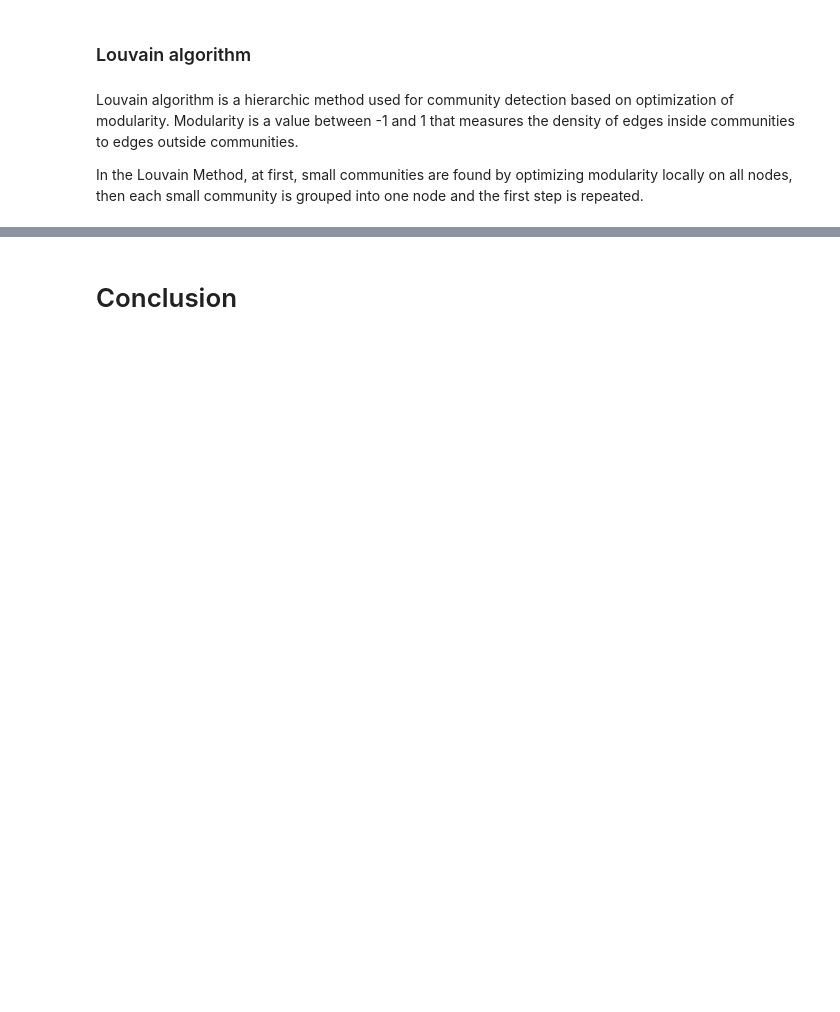
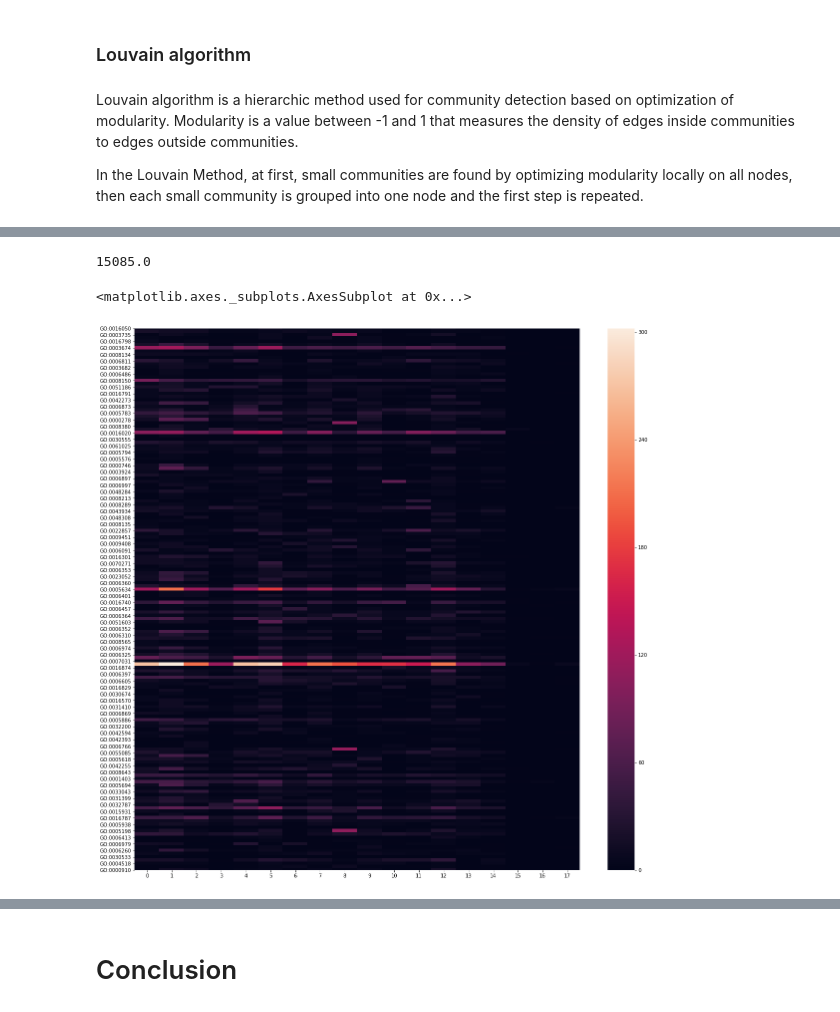
Before and after one commit to RuzickaJiri/Computer_Sciences, a Jupyter notebook: Graph_Theory.ipynb, the cells around one changed output, grey strips where cells are left out. Drawn from its saved outputs; the diff is of its cells as text; code cells hidden in the pictures; blank space fills up the shorter version.

```diff
--- a/Graph_Theory.ipynb
+++ b/Graph_Theory.ipynb
@@ -269 +329,6 @@ In the Louvain Method, at first, small communities are found by optimizing modul
+# %%
+import community
+undi_G = G.to_undirected()
+partition = community.best_partition(undi_G)
+nb_com = max(partition.values())+1
 # %% [markdown]
@@ -272,0 +340,7 @@ ref: *Lu Hao, Mahantesh Halappanavar, and Ananth Kalyanaraman "Parallel heuristi
+# %%
+d_names = {}
+for key in partition:
+    for g in list(gene.index):
+        if g == key:
+            d_names[gene.get_value(g,'Name')] = partition[key]
+len(d_names)
@@ -272,0 +349,5 @@ ref: *Lu Hao, Mahantesh Halappanavar, and Ananth Kalyanaraman "Parallel heuristi
+# %%
+df = pd.DataFrame(np.zeros((len(set(mapping[5])), nb_com)), \
+                  index = list(set(mapping[5])), columns=[i for i in range(nb_com)])
+df = df.drop(df.index[0], axis=0)
+df.head()
@@ -272,0 +361,8 @@ ref: *Lu Hao, Mahantesh Halappanavar, and Ananth Kalyanaraman "Parallel heuristi
+# %%
+for i in range(len(mapping[5])):
+    if mapping[0][i] in d_names:
+        if isinstance(mapping[5][i], str):
+            j = d_names[mapping[0][i]]
+            df[j][mapping[5][i]] += 1
+
+df.head()
@@ -272,0 +376,10 @@ ref: *Lu Hao, Mahantesh Halappanavar, and Ananth Kalyanaraman "Parallel heuristi
+# %%
+len(mapping[5])-sum(df.sum())
+# %% [output]
+15085.0
+# %%
+plt.figure(figsize=(20,20))
+sns.heatmap(df)
+# %% [output]
+<matplotlib.axes._subplots.AxesSubplot at 0x...>
+[figure, added]
```
Also changed, not shown: parts of 28 cells of this notebook.
